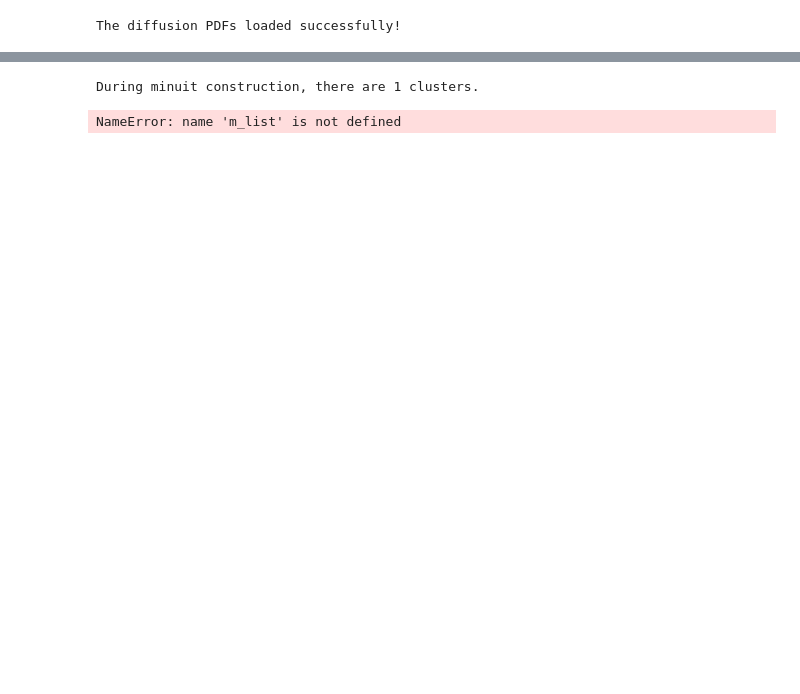
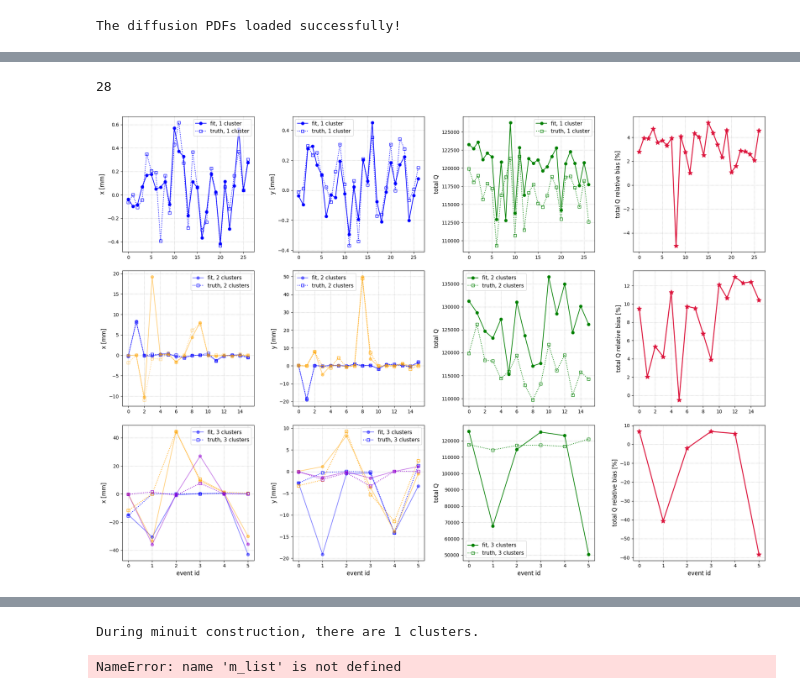
Before and after one commit to YMTheory/nEXO_reconstruction, a Jupyter notebook: notebooks/bayesian_scan.ipynb, the cells around one changed output, grey strips where cells are left out. Saved outputs shown, nothing was run; the diff lists cells and outputs as text; code cells hidden in the pictures; blank space fills up the shorter version.

```diff
--- a/notebooks/bayesian_scan.ipynb
+++ b/notebooks/bayesian_scan.ipynb
@@ -39,3 +144,82 @@ The diffusion PDFs loaded successfully!
+# %%
+fit_q = np.array(fit_q)
+fit2_q = np.array(fit2_q)
+fit3_q = np.array(fit3_q)
+true_q = np.array(true_q)
+
+
+fit2_q_sum = fit2_q[::2] + fit2_q[1::2]
+fit3_q_sum = fit3_q[::3] + fit3_q[1::3] + fit3_q[2::3]
+
+fit_q = fit_q * 1e5
+fit2_q_sum = fit2_q_sum * 1e5
+fit3_q_sum = fit3_q_sum * 1e5
+# %%
+_, ax = plt.subplots(3, 4, figsize=(20, 14))
+
+colors = ['blue', 'orange', 'darkviolet', 'green']
+
+ax[0, 0].plot(fit_x, 'o-',  color=colors[0], label='fit, 1 cluster')
+ax[0, 0].plot(depo_x, 's:', color=colors[0], fillstyle='none', label='truth, 1 cluster')
+ax[0, 1].plot(fit_y, 'o-',  color=colors[0], label='fit, 1 cluster')
+ax[0, 1].plot(depo_y, 's:', color=colors[0], fillstyle='none', label='truth, 1 cluster')
+ax[0, 2].plot(fit_q, 'o-',  color=colors[3], label='fit, 1 cluster')
+ax[0, 2].plot(true_q, 's:', color=colors[3], fillstyle='none', label='truth, 1 cluster')
+ax[0, 3].plot((fit_q - true_q)/true_q*100, '*-', ms=10, lw=2, color='crimson')
+
+
+ax[1, 0].plot(fit2_x[::2], 'o-', color=colors[0], label='fit, 2 clusters', alpha=0.5)
+ax[1, 0].plot(depo2_x[::2], 's:', color=colors[0], fillstyle='none', label='truth, 2 clusters')
+ax[1, 0].plot(fit2_x[1::2], 'o-', color=colors[1], alpha=0.5)
+ax[1, 0].plot(depo2_x[1::2], 's:', color=colors[1], fillstyle='none', alpha=0.5)
+ax[1, 1].plot(fit2_y[::2], 'o-', color=colors[0], label='fit, 2 clusters', alpha=0.5)
+ax[1, 1].plot(depo2_y[::2], 's:', color=colors[0], fillstyle='none', label='truth, 2 clusters', )
+ax[1, 1].plot(fit2_y[1::2], 'o-', color=colors[1], alpha=0.5)
+ax[1, 1].plot(depo2_y[1::2], 's:', fillstyle='none', color=colors[1],)
+ax[1, 2].plot(fit2_q_sum, 'o-', label='fit, 2 clusters', color=colors[3],)
+ax[1, 2].plot(true2_q, 's:', fillstyle='none', label='truth, 2 clusters', color=colors[3],)
+ax[1, 3].plot((fit2_q_sum - true2_q)/true2_q*100 ,'*-', ms=10, lw=2, color='crimson')
+
+
+
+ax[2, 0].plot(fit3_x[::3], 'o-', color=colors[0], label='fit, 3 clusters', alpha=0.5)
+ax[2, 0].plot(depo3_x[::3], 's:', color=colors[0], fillstyle='none', label='truth, 3 clusters')
+ax[2, 0].plot(fit3_x[1::3], 'o-', color=colors[1],alpha=0.5)
+ax[2, 0].plot(depo3_x[1::3], 's:', fillstyle='none', color=colors[1],)
+ax[2, 0].plot(fit3_x[2::3], 'o-', color=colors[2],alpha=0.5)
+ax[2, 0].plot(depo3_x[2::3], 's:', fillstyle='none', color=colors[2],)
+ax[2, 1].plot(fit3_y[::3], 'o-', label='fit, 3 clusters',color=colors[0],alpha=0.5)
+ax[2, 1].plot(depo3_y[::3], 's:', fillstyle='none', label='truth, 3 clusters', color=colors[0],)
+ax[2, 1].plot(fit3_y[1::3], 'o-', color=colors[1], alpha=0.5)
+ax[2, 1].plot(depo3_y[1::3], 's:', fillstyle='none', color=colors[1],)
+ax[2, 1].plot(fit3_y[2::3], 'o-', color=colors[2], alpha=0.5)
+ax[2, 1].plot(depo3_y[2::3], 's:', fillstyle='none', color=colors[2],)
+ax[2, 2].plot(fit3_q_sum, 'o-', label='fit, 3 clusters', color=colors[3],)
+ax[2, 2].plot(true3_q, 's:', label='truth, 3 clusters', color=colors[3], fillstyle='none')
+ax[2, 3].plot((fit3_q_sum - true3_q)/true3_q*100 ,'*-', ms=10, lw=2, color='crimson')
+
+
+
+for j in range(3):
+    ax[j, 0].set_ylabel('x [mm]', fontsize=12)
+    ax[j, 1].set_ylabel('y [mm]', fontsize=12)
+    ax[j, 2].set_ylabel('total Q', fontsize=12)
+    ax[j, 3].set_ylabel('total Q relative bias [%]', fontsize=12)
+
+    for i in range(4):
+        ax[2, i].set_xlabel('event id', fontsize=12)
+        ax[j, i].tick_params(axis='both', labelsize=10)
+        ax[j, i].grid(linestyle=':')
+        if i != 3:
+            ax[j, i].legend(prop={'size':11})
+plt.tight_layout()
+
+plt.savefig('../../../my_notes_slides/figures/Preliminary_fitting_50bb0nevents.png')
+
+print(fit_evtid[15])
+# %% [output]
+28
+[figure, added]
 # %%
 from tqdm.notebook import tqdm
 
```
Also changed, not shown: parts of 12 cells of this notebook, 3 other files.
